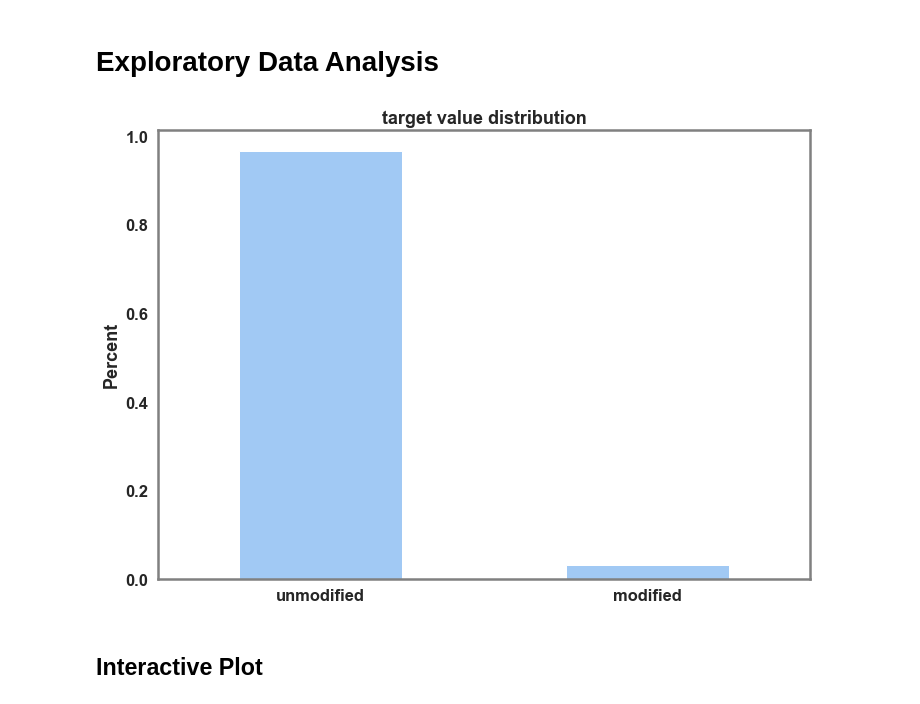
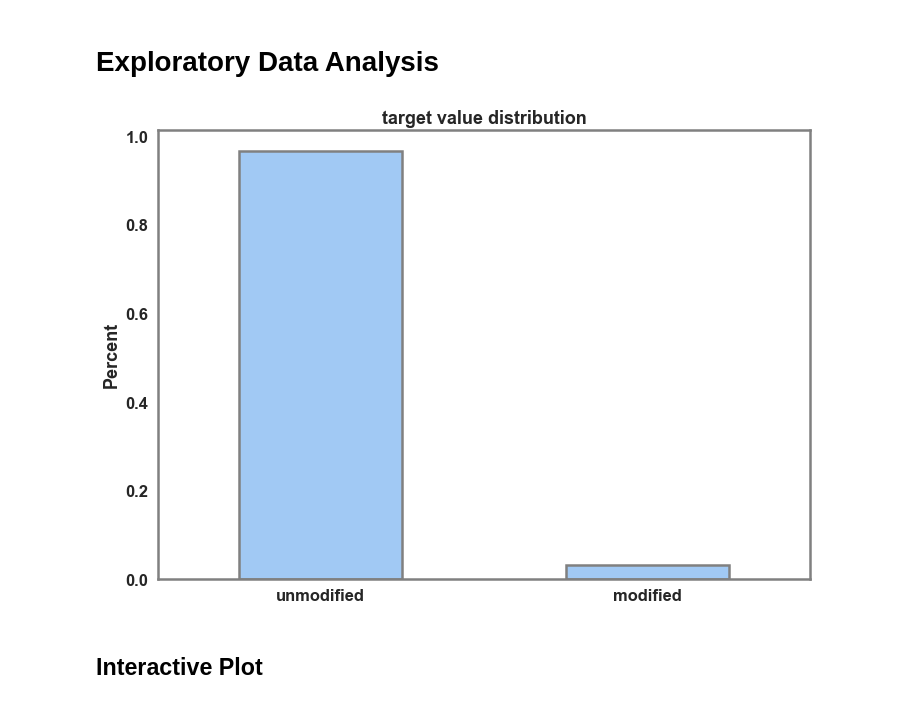
Before and after one commit to Karsten-Yan/ky-nf-capstone, a Jupyter notebook: pyberlin_demo.ipynb, the cells around one changed output. Saved outputs shown, nothing was run; the diff lists cells and outputs as text; code cells hidden in the pictures.

```diff
--- a/pyberlin_demo.ipynb
+++ b/pyberlin_demo.ipynb
@@ -84,12 +87,12 @@ df_combined = df_combined.astype({"ref_number":"object"})
 # %% [markdown]
 # Exploratory Data Analysis
 # %%
-ax = df_combined.modified_status.value_counts(normalize=True).plot.bar()
+ax = df_combined.modified_status.value_counts(normalize=True).plot.bar(edgecolor = "grey", linewidth = 2.5)
 ax.set(ylabel = "Percent", xticklabels=["unmodified", "modified"])
 plt.xticks(rotation="horizontal")
 plt.title("target value distribution");
 # %% [output]
-[figure, old version]
+[figure, new version]
 # %% [markdown]
 ## Interactive Plot
 # %%
```
Also changed, not shown: parts of 32 cells of this notebook, 3 other files.
